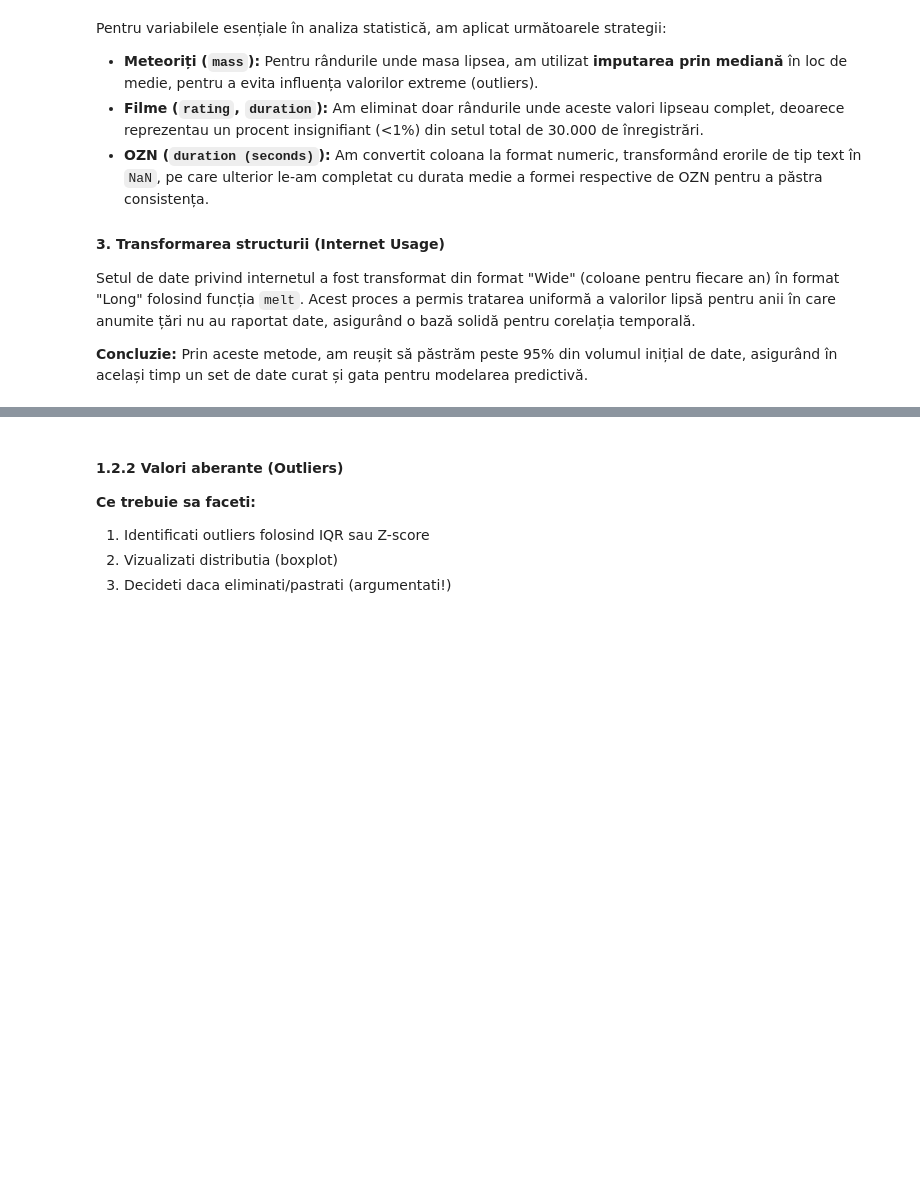
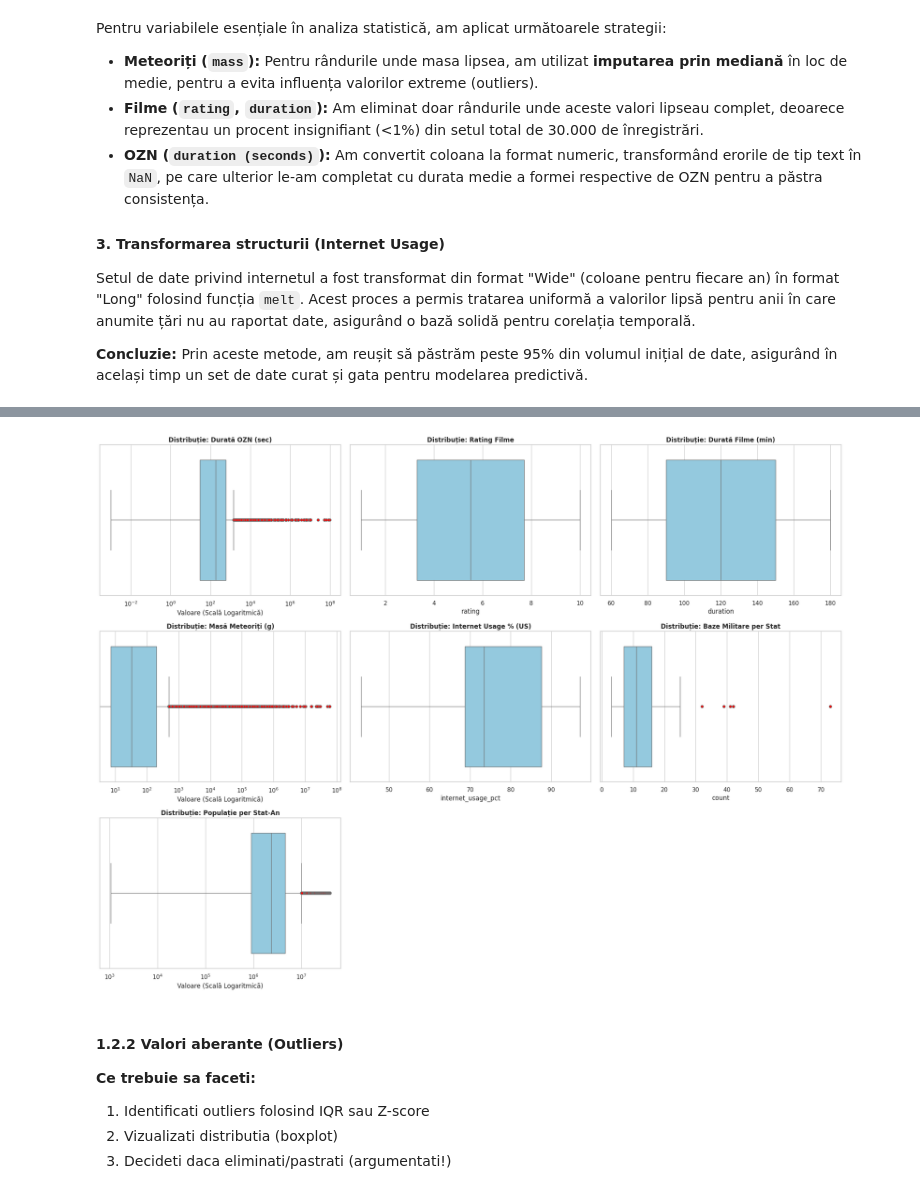
Before and after one commit to StefanBrai/ProiectAAD, a Jupyter notebook: Etapa1_AAD.ipynb, the cells around one changed output, grey strips where cells are left out. Drawn from its saved outputs; the diff is of its cells as text; code cells hidden in the pictures; blank space fills up the shorter version.

Commit message:
adaugat nou dataset

```diff
--- a/Etapa1_AAD.ipynb
+++ b/Etapa1_AAD.ipynb
@@ -159,12 +168,13 @@ df_ufo = pd.read_csv('ufo_sightings_scrubbed.csv', low_memory=False)
 df_movies = pd.read_csv('movies_1980_2020_30k.csv')
 df_meteorites = pd.read_csv('meteorites.csv')
 df_internet = pd.read_csv('internet_usage.csv')
+df_pop = pd.read_csv('US-population-by-state.csv')
 
 # Baze Militare folosește ';' ca separator
 df_bases = pd.read_csv('military-bases.csv', sep=';', on_bad_lines='skip')
 
 # Curățăm numele coloanelor imediat după încărcare
-for df in [df_ufo, df_movies, df_meteorites, df_internet, df_bases]:
+for df in [df_ufo, df_movies, df_meteorites, df_internet, df_bases, df_pop]:
     df.columns = df.columns.str.replace('\ufeff', '').str.strip().str.lower()
 
 # Redenumim coloana problematică din datasetul de baze
@@ -201,0 +196,7 @@ df.info()
+# %%
+# Verificari initiale
+# Verificari initiale - dimensiuni pentru toate dataseturile
+for nume, df in [('UFO', df_ufo), ('Movies', df_movies),
+                 ('Meteorites', df_meteorites), ('Internet', df_internet),
+                 ('Military Bases', df_bases), ('Population', df_pop)]:
+    print(f"{nume:<15} -> {df.shape[0]:>6} randuri, {df.shape[1]:>3} coloane")
@@ -369,3 +508,64 @@ Pentru variabilele esențiale în analiza statistică, am aplicat următoarele s
 Setul de date privind internetul a fost transformat din format "Wide" (coloane pentru fiecare an) în format "Long" folosind funcția `melt`. Acest proces a permis tratarea uniformă a valorilor lipsă pentru anii în care anumite țări nu au raportat date, asigurând o bază solidă pentru corelația temporală.
 
 **Concluzie:** Prin aceste metode, am reușit să păstrăm peste 95% din volumul inițial de date, asigurând în același timp un set de date curat și gata pentru modelarea predictivă.
+# %%
+# ==============================================================================
+# 1.2.2 ANALIZA VALORILOR ABERANTE (OUTLIERS)
+# ==============================================================================
+import matplotlib.pyplot as plt
+import seaborn as sns
+
+# 1. Pregătim datele agregate pentru Baze Militare (pentru a vedea outliers per stat)
+bases_per_state = df_bases['state'].value_counts().reset_index()
+bases_per_state.columns = ['state', 'count']
+
+# 2. Definim coloanele numerice de interes pentru fiecare dataset
+plot_data = [
+    (df_ufo, 'duration (seconds)', 'Durată OZN (sec)'),
+    (df_movies, 'rating', 'Rating Filme'),
+    (df_movies, 'duration', 'Durată Filme (min)'),
+    (df_meteorites, 'mass', 'Masă Meteoriți (g)'),
+    (df_internet_long, 'internet_usage_pct', 'Internet Usage % (US)'),
+    (bases_per_state, 'count', 'Baze Militare per Stat'),
+    (df_pop, 'population', 'Populație per Stat-An')
+]
+
+# 3. Creăm grila de vizualizare (3x3 ca sa incapa 7 subploturi)
+fig, axes = plt.subplots(3, 3, figsize=(20, 15))
+axes = axes.flatten()
+
+print(f"{'Variabilă':<25} | {'Prag Jos':>12} | {'Prag Sus':>12} | {'Nr. Outliers'}")
+print("-" * 70)
+
+for i, (df, col, label) in enumerate(plot_data):
+    # Calculăm IQR matematic
+    data = pd.to_numeric(df[col], errors='coerce').dropna()
+    Q1 = data.quantile(0.25)
+    Q3 = data.quantile(0.75)
+    IQR = Q3 - Q1
+
+    low_bound = Q1 - 1.5 * IQR
+    high_bound = Q3 + 1.5 * IQR
+
+    outliers = data[(data < low_bound) | (data > high_bound)]
+
+    # Afișăm raportul numeric
+    print(f"{label:<25} | {low_bound:>12.2f} | {high_bound:>12.2f} | {len(outliers)}")
+
+    # Desenăm Boxplot-ul
+    sns.boxplot(x=data, ax=axes[i], color='skyblue',
+                flierprops={'markerfacecolor': 'red', 'markersize': 5})
+    axes[i].set_title(f"Distribuție: {label}", fontweight='bold')
+
+    # Folosim scară logaritmică pentru variabilele foarte skewed
+    if label in ['Durată OZN (sec)', 'Masă Meteoriți (g)', 'Populație per Stat-An']:
+        axes[i].set_xscale('log')
+        axes[i].set_xlabel("Valoare (Scală Logaritmică)")
+
+# Ascundem subploturile neutilizate (7 ploturi in grila de 9)
+for j in range(len(plot_data), len(axes)):
+    axes[j].axis('off')
+
+plt.tight_layout()
+plt.show()
+# %% [output]
@@ -372,3 +581,4 @@ Setul de date privind internetul a fost transformat din format "Wide" (coloane p
+[figure, added]
 # %% [markdown]
 #### 1.2.2 Valori aberante (Outliers)
 
```
Also changed, not shown: parts of 40 cells of this notebook.
